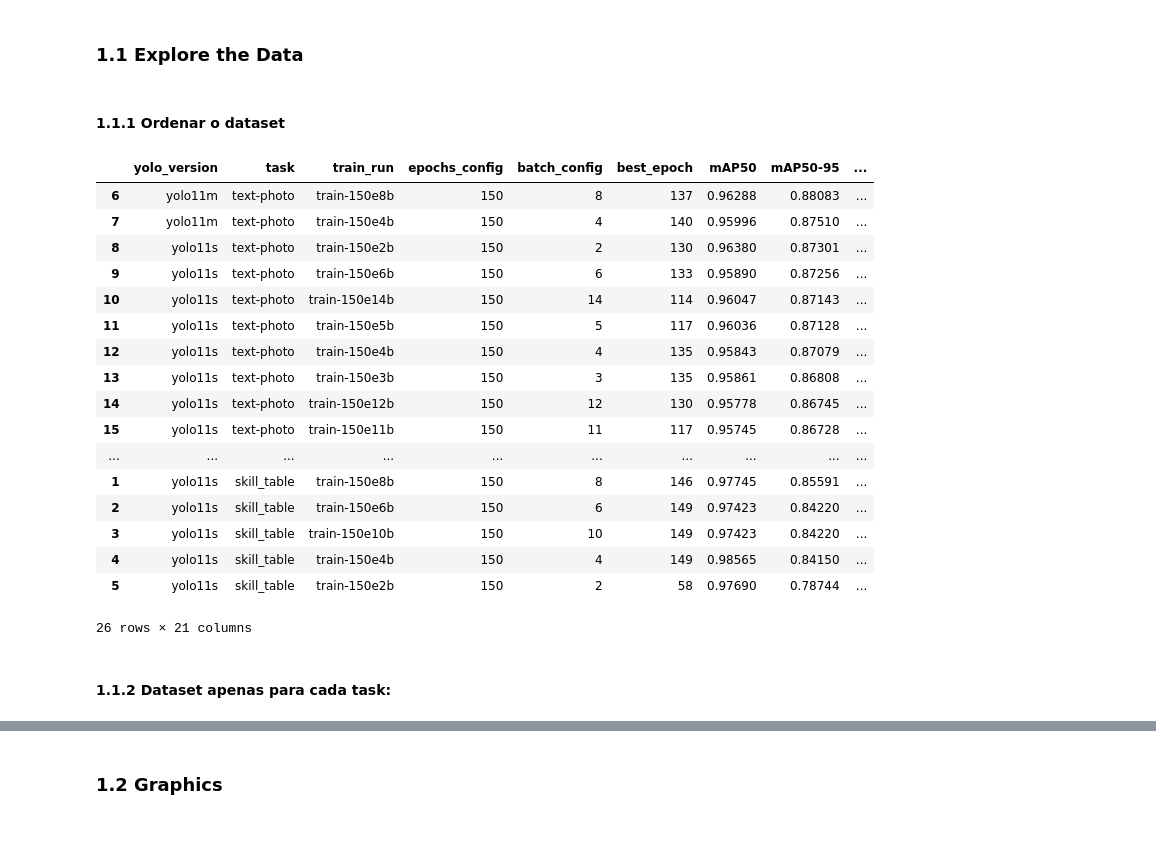
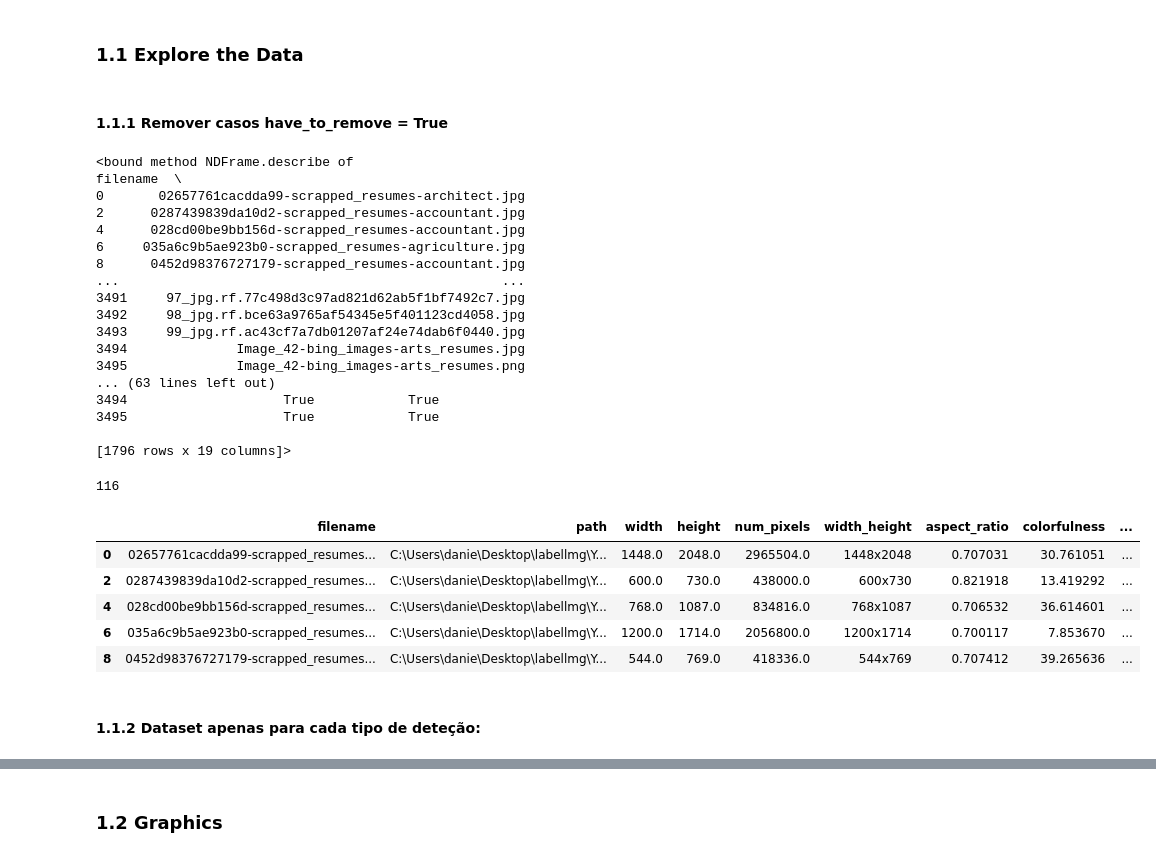
Before and after one commit to danielpiresribeiro123-code/cv_analyser_research, a Jupyter notebook: analysis/train_data/yolo/yolo_train_data_EDA.ipynb, the cells around one changed output, grey strips where cells are left out. Drawn from its saved outputs; the diff is of its cells as text; code cells hidden in the pictures; blank space fills up the shorter version.

```diff
--- a/analysis/train_data/yolo/yolo_train_data_EDA.ipynb
+++ b/analysis/train_data/yolo/yolo_train_data_EDA.ipynb
@@ -55,11 +42,11 @@ df
 # %%
 yolo_train_data_csv_path = PROJECT_ROOT / "analysis"/"train_data"/"yolo"/"cv_yolo_full_analysis.csv"
 
-df_yolo = pd.read_csv(yolo_train_data_csv_path)
+df_complete = pd.read_csv(yolo_train_data_csv_path)
 print("Head of the dataset:")
-print(df_yolo.head())
+print(df_complete.head())
 print("\nColumns of the dataset:")
-print(df_yolo.columns)
+print(df_complete.columns)
 # %% [output]
 Head of the dataset:
                                            filename  \
@@ -102,30 +89,45 @@ A posição média dos objetos(bounding boxes) detetados no CV, em coordenadas n
 # %% [markdown]
 ### 1.1 Explore the Data
 # %% [markdown]
-#### 1.1.1 Ordenar o dataset
+#### 1.1.1 Remover casos have_to_remove = True
+# %%
+df_complete = df_complete.drop_duplicates(subset="filename")
+df_complete.describe
+# %% [output]
+<bound method NDFrame.describe of                                                filename  \
+0       02657761cacdda99-scrapped_resumes-architect.jpg
+2      0287439839da10d2-scrapped_resumes-accountant.jpg
+4      028cd00be9bb156d-scrapped_resumes-accountant.jpg
+6     035a6c9b5ae923b0-scrapped_resumes-agriculture.jpg
+8      0452d98376727179-scrapped_resumes-accountant.jpg
+...                                                 ...
+3491     97_jpg.rf.77c498d3c97ad821d62ab5f1bf7492c7.jpg
+3492     98_jpg.rf.bce63a9765af54345e5f401123cd4058.jpg
+3493     99_jpg.rf.ac43cf7a7db01207af24e74dab6f0440.jpg
+3494              Image_42-bing_images-arts_resumes.jpg
+3495              Image_42-bing_images-arts_resumes.png
+... (63 lines left out)
+3494                    True            True
+3495                    True            True
+
+[1796 rows x 19 columns]>
 # %%
-df_yolo_sorted = df_yolo.sort_values("mAP50-95", ascending=False)
-
-df_yolo_sorted
+df_remove = df_complete[df_complete["have_to_remove"] == True].copy()
+df_yolo = df_complete[df_complete["have_to_remove"] == False].copy()
+df_yolo = df_yolo.drop_duplicates(subset="filename")
-# %% [output]
-|  | yolo_version | task | train_run | epochs_config | batch_config | best_epoch | mAP50 | mAP50-95 | ... |
-| 6 | yolo11m | text-photo | train-150e8b | 150 | 8 | 137 | 0.96288 | 0.88083 | ... |
-| 7 | yolo11m | text-photo | train-150e4b | 150 | 4 | 140 | 0.95996 | 0.87510 | ... |
-| 8 | yolo11s | text-photo | train-150e2b | 150 | 2 | 130 | 0.96380 | 0.87301 | ... |
-| 9 | yolo11s | text-photo | train-150e6b | 150 | 6 | 133 | 0.95890 | 0.87256 | ... |
-| 10 | yolo11s | text-photo | train-150e14b | 150 | 14 | 114 | 0.96047 | 0.87143 | ... |
-| 11 | yolo11s | text-photo | train-150e5b | 150 | 5 | 117 | 0.96036 | 0.87128 | ... |
-| 12 | yolo11s | text-photo | train-150e4b | 150 | 4 | 135 | 0.95843 | 0.87079 | ... |
-| 13 | yolo11s | text-photo | train-150e3b | 150 | 3 | 135 | 0.95861 | 0.86808 | ... |
-| 14 | yolo11s | text-photo | train-150e12b | 150 | 12 | 130 | 0.95778 | 0.86745 | ... |
-| 15 | yolo11s | text-photo | train-150e11b | 150 | 11 | 117 | 0.95745 | 0.86728 | ... |
-| ... | ... | ... | ... | ... | ... | ... | ... | ... | ... |
-| 1 | yolo11s | skill_table | train-150e8b | 150 | 8 | 146 | 0.97745 | 0.85591 | ... |
-| 2 | yolo11s | skill_table | train-150e6b | 150 | 6 | 149 | 0.97423 | 0.84220 | ... |
-| 3 | yolo11s | skill_table | train-150e10b | 150 | 10 | 149 | 0.97423 | 0.84220 | ... |
-| 4 | yolo11s | skill_table | train-150e4b | 150 | 4 | 149 | 0.98565 | 0.84150 | ... |
-| 5 | yolo11s | skill_table | train-150e2b | 150 | 2 | 58 | 0.97690 | 0.78744 | ... |
-26 rows × 21 columns
+# %%
+len(df_remove)
+# %% [output]
+116
+# %%
+df_yolo.head()
+# %% [output]
+|  | filename | path | width | height | num_pixels | width_height | aspect_ratio | colorfulness | ... |
+| 0 | 02657761cacdda99-scrapped_resumes... | C:\Users\danie\Desktop\labellmg\Y... | 1448.0 | 2048.0 | 2965504.0 | 1448x2048 | 0.707031 | 30.761051 | ... |
+| 2 | 0287439839da10d2-scrapped_resumes... | C:\Users\danie\Desktop\labellmg\Y... | 600.0 | 730.0 | 438000.0 | 600x730 | 0.821918 | 13.419292 | ... |
+| 4 | 028cd00be9bb156d-scrapped_resumes... | C:\Users\danie\Desktop\labellmg\Y... | 768.0 | 1087.0 | 834816.0 | 768x1087 | 0.706532 | 36.614601 | ... |
+| 6 | 035a6c9b5ae923b0-scrapped_resumes... | C:\Users\danie\Desktop\labellmg\Y... | 1200.0 | 1714.0 | 2056800.0 | 1200x1714 | 0.700117 | 7.853670 | ... |
+| 8 | 0452d98376727179-scrapped_resumes... | C:\Users\danie\Desktop\labellmg\Y... | 544.0 | 769.0 | 418336.0 | 544x769 | 0.707412 | 39.265636 | ... |
 # %% [markdown]
-#### 1.1.2 Dataset apenas para cada task:
+#### 1.1.2 Dataset apenas para cada tipo de deteção:
 # %%
```
Also changed, not shown: parts of 27 cells of this notebook, 4 other files.
